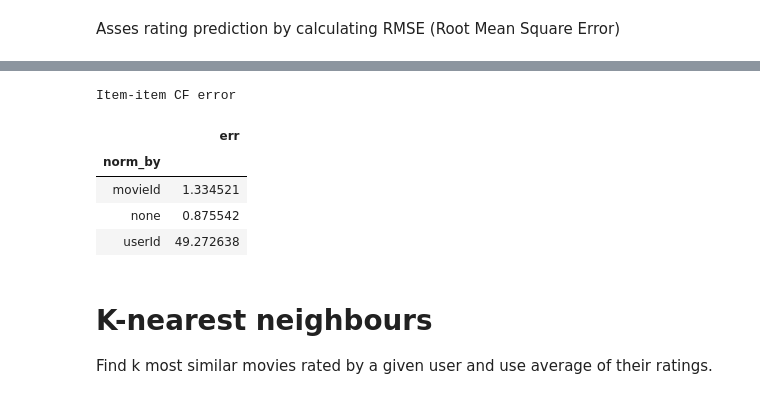
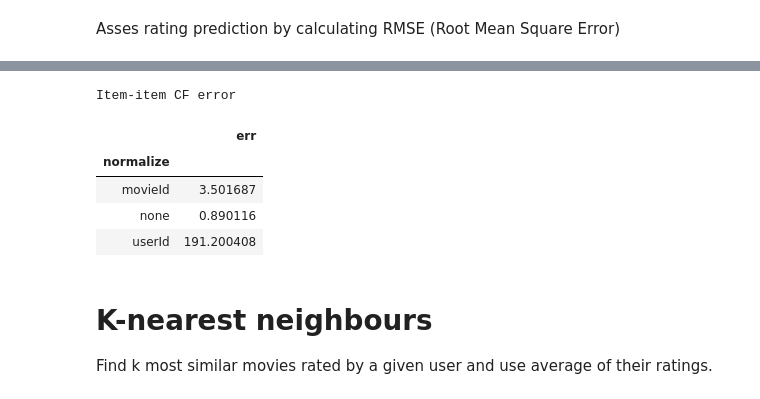
Before and after one commit to mbuszka/ml-project, a Jupyter notebook: recommendation.ipynb, the cells around one changed output, grey strips where cells are left out. Cells and saved outputs as stored; diff of their text form; code cells hidden in the pictures.

```diff
--- a/recommendation.ipynb
+++ b/recommendation.ipynb
@@ -40,12 +106,15 @@ import util
 def load_data(size='small', test_size=0.3, normalize='none'):
     ratings = util.read_files(size=size)[0]
     movie_counts = ratings.groupby('movieId').count()
-    good_movies = set(movie_counts[movie_counts['userId'] > 20].index)
-    ratings = ratings[ratings.movieId.isin(good_movies)]
+#     good_movies = set(movie_counts[movie_counts['userId'] > 20].index)
+#     good_users = set()
+#     ratings = ratings[ratings.movieId.isin(good_movies)]
     indices = np.unique(ratings['movieId'].values, return_inverse=True)[1]
     ratings['movieId'] = indices.astype('int32')
     train, test = train_test_split(ratings, test_size=test_size)
-    train, test = train.copy(), test.copy()
+    ok_movies = set(train['movieId'].values)
+    ok_users = set(train['userId'].values)
+    train, test = train.copy(), test[test['userId'].isin(ok_users) & test['movieId'].isin(ok_movies)].copy()
     if normalize == 'movieId' or normalize == 'userId':
         means = train.groupby(normalize)['rating'].mean()
         train['rating'] = train['rating'] - means.loc[train[normalize].array].values
@@ -95,23 +164,19 @@ Asses rating prediction by calculating RMSE (Root Mean Square Error)
 # %%
 err_ii = []
 
-for it in range(10):
-    train, test = load_data(test_size=0.01)
-    for norm_by in ['none', 'movieId', 'userId']:
-        train, means = normalize(train, by=norm_by)
-        ii_similarity = calculate_item_item_similarity(train)
-        user_ratings = train.groupby('userId').indices
-        s = 0
-        num_samples = len(test.index)
-        for r in test.itertuples():
-            r = r._asdict()
-            p = predict(r['userId'], r['movieId'], ii_similarity, train, user_ratings)
-            if norm_by != 'none':
-                p += means[r[norm_by]]
-            s += np.float64((p - r['rating']) ** 2)
-        s /= num_samples
-        s = np.sqrt(s)
-        err_ii.append({ 'norm_by': norm_by, 'err': s })
-    print(f'Done iter {it}')
+cases = [(it, norm) for it in range(10) for norm in ['none', 'movieId', 'userId']]
+
+for it, normalize in tqdm(cases):
+    train, test = load_data(test_size=0.1, normalize=normalize)
+    ii_similarity = calculate_item_item_similarity(train)
+    user_ratings = train.groupby('userId').indices
+    s = 0
+    num_samples = len(test.index)
+    for r in test.itertuples():
+        p = r.normalization_delta + predict(r.userId, r.movieId, ii_similarity, train, user_ratings)
+        s += np.float64((p - r.rating) ** 2)
+    s /= num_samples
+    s = np.sqrt(s)
+    err_ii.append({ 'normalize': normalize, 'err': s })
 
 err_ii = pd.DataFrame(err_ii)
@@ -129,14 +183,14 @@ Done iter 9
 # %%
 err_ii = pd.DataFrame(err_ii)
 print(f'Item-item CF error')
-err_ii.groupby('norm_by').mean()
+err_ii.groupby('normalize').mean()
 # %% [output]
 Item-item CF error
 |  | err |
-| norm_by |  |
-| movieId | 1.334521 |
-| none | 0.875542 |
-| userId | 49.272638 |
+| normalize |  |
+| movieId | 3.501687 |
+| none | 0.890116 |
+| userId | 191.200408 |
 # %% [markdown]
 # K-nearest neighbours
 Find k most similar movies rated by a given user
```
Also changed, not shown: parts of 9 cells of this notebook, 32 other files.
